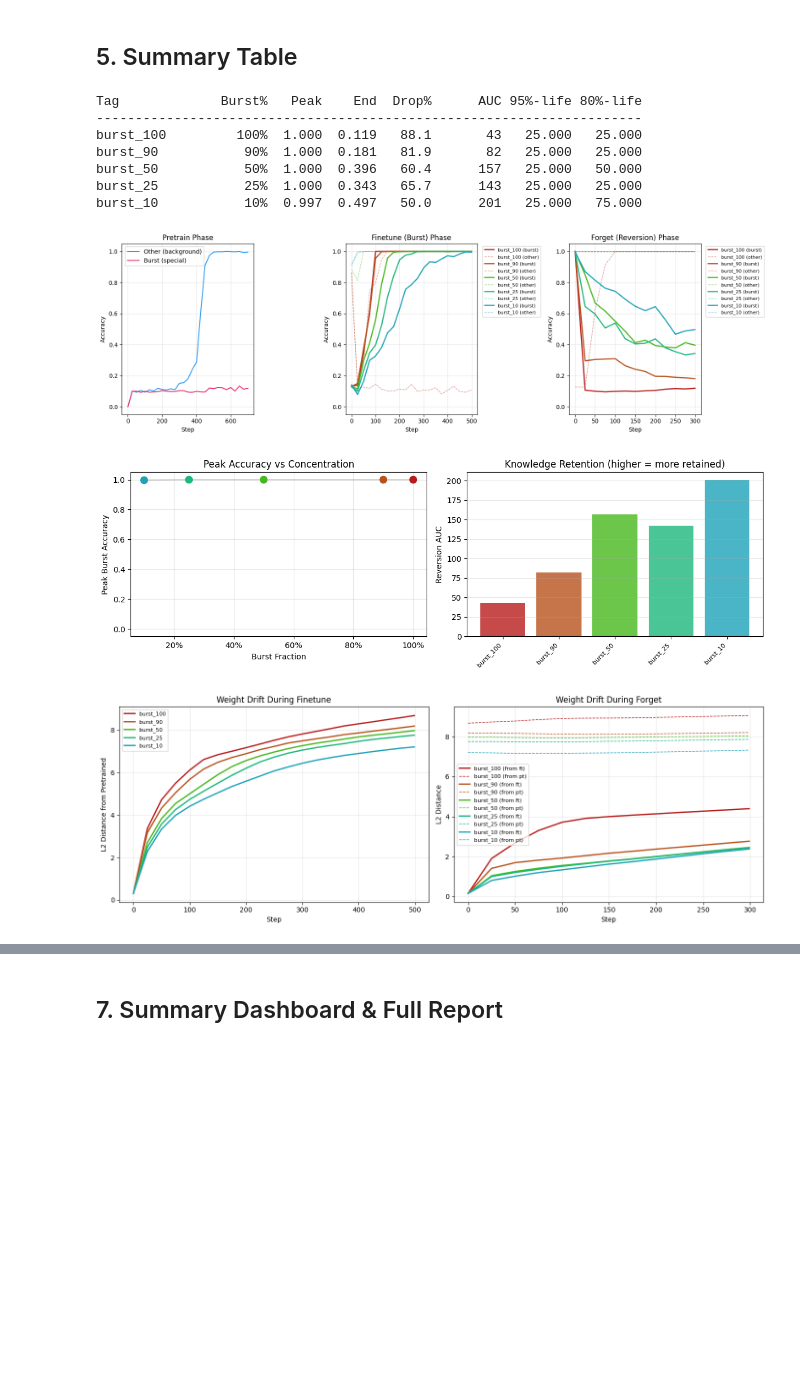
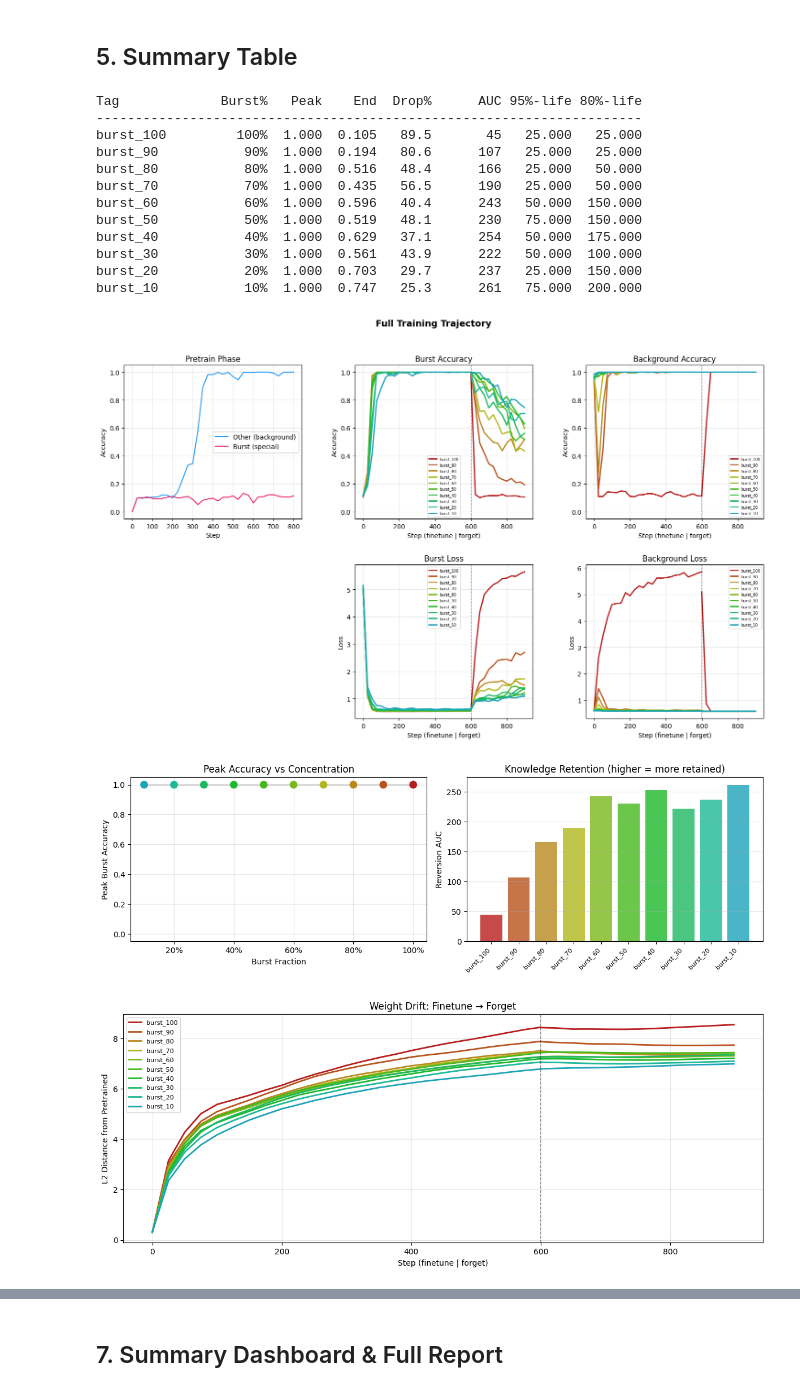
Before and after one commit to ipdimitrov/compositional_capabilities_burst, a Jupyter notebook: notebooks/burst_simple.ipynb, the cells around one changed output, grey strips where cells are left out. Saved outputs shown, nothing was run; the diff lists cells and outputs as text; code cells hidden in the pictures; blank space fills up the shorter version.

Commit message:
save new concat graphes

```diff
--- a/notebooks/burst_simple.ipynb
+++ b/notebooks/burst_simple.ipynb
@@ -49,10 +50,10 @@ Each run loads the same pretrained checkpoint. Edit `FRACS` to test different co
 import torch.multiprocessing as mp
 from simple.finetune import _finetune_worker
 
-FRACS = [1.0, 0.9, 0.5, 0.25, 0.10]  # sweep these
+FRACS = [1.0, 0.9, 0.8, 0.7, 0.6, 0.5, 0.4, 0.3, 0.2, 0.1]  # sweep these
 
 jobs = [dict(data=data, pretrain_ckpt=pt["ckpt_path"], out_dir=f"{OUT}/finetune",
-             burst_frac=frac, steps=500, quiet=True)
+             burst_frac=frac, steps=600, seed=SEED, quiet=True)
         for frac in FRACS]
 
 ctx = mp.get_context("spawn")
@@ -61,9 +62,6 @@ with ctx.Pool(len(FRACS)) as pool:
 
 for r in ft_results:
     print(f"  {r['tag']}: peak_burst={r['peak_burst']:.3f}")
-
-report.plot_finetune(ft_results)
-plt.show()
 # %% [output]
   burst_100: peak_burst=1.000
   burst_90: peak_burst=1.000
@@ -104,30 +107,47 @@ rows = report.summary_table(ft_results, fg_results)
 # %% [output]
 Tag             Burst%   Peak    End  Drop%      AUC 95%-life 80%-life
 ----------------------------------------------------------------------
-burst_100         100%  1.000  0.119   88.1       43   25.000   25.000
-burst_90           90%  1.000  0.181   81.9       82   25.000   25.000
-burst_50           50%  1.000  0.396   60.4      157   25.000   50.000
-burst_25           25%  1.000  0.343   65.7      143   25.000   25.000
-burst_10           10%  0.997  0.497   50.0      201   25.000   75.000
+burst_100         100%  1.000  0.105   89.5       45   25.000   25.000
+burst_90           90%  1.000  0.194   80.6      107   25.000   25.000
+burst_80           80%  1.000  0.516   48.4      166   25.000   50.000
+burst_70           70%  1.000  0.435   56.5      190   25.000   50.000
+burst_60           60%  1.000  0.596   40.4      243   50.000  150.000
+burst_50           50%  1.000  0.519   48.1      230   75.000  150.000
+burst_40           40%  1.000  0.629   37.1      254   50.000  175.000
+burst_30           30%  1.000  0.561   43.9      222   50.000  100.000
+burst_20           20%  1.000  0.703   29.7      237   25.000  150.000
+burst_10           10%  1.000  0.747   25.3      261   75.000  200.000
 # %%
-# Full trajectory + comparison charts
+# Full trajectory: pretrain + continuous finetune→forget (acc + loss)
 fig = report.plot_full_trajectory(pt, ft_results, fg_results)
 plt.show()
 
 fig, axes = plt.subplots(1, 2, figsize=(12, 4))
 report.plot_peak_vs_frac(ft_results, axes[0])
 report.plot_retention_vs_frac(fg_results, axes[1])
 fig.tight_layout()
 plt.show()
 
-# Weight drift & gradient alignment during training
+# Weight drift: continuous finetune→forget
 fig = report.plot_weight_drift(ft_results, fg_results)
 plt.show()
 
-fig, ax = plt.subplots(figsize=(8, 4))
-report.plot_grad_cosine(ft_results, ax)
+# Gradient cosine: continuous finetune→forget
+fig = report.plot_grad_cosine(ft_results, fg_results)
 plt.show()
+
+# Gradient norms: continuous where possible
+fig = report.plot_grad_norms(ft_results, fg_results)
+plt.show()
+
+# Gradient norm entropy: how spread out are gradients across blocks?
+fig = report.plot_grad_norm_entropy(ft_results, fg_results)
+plt.show()
+
+# Per-block gradient cosine heatmaps: continuous finetune→forget
+fig = report.plot_grad_cosine_per_layer(ft_results, fg_results)
+plt.show()
 # %% [output]
-[figure, old version]
+[figure, new version]
-[figure, old version]
+[figure, new version]
-[figure, old version]
+[figure, new version]
```
Also changed, not shown: parts of 20 cells of this notebook, 5 other files.
